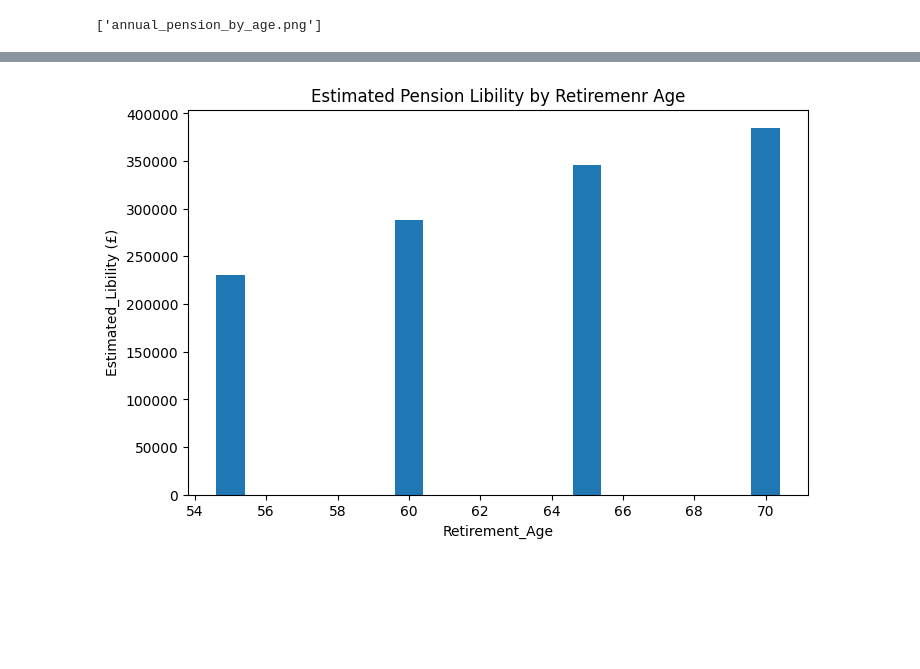
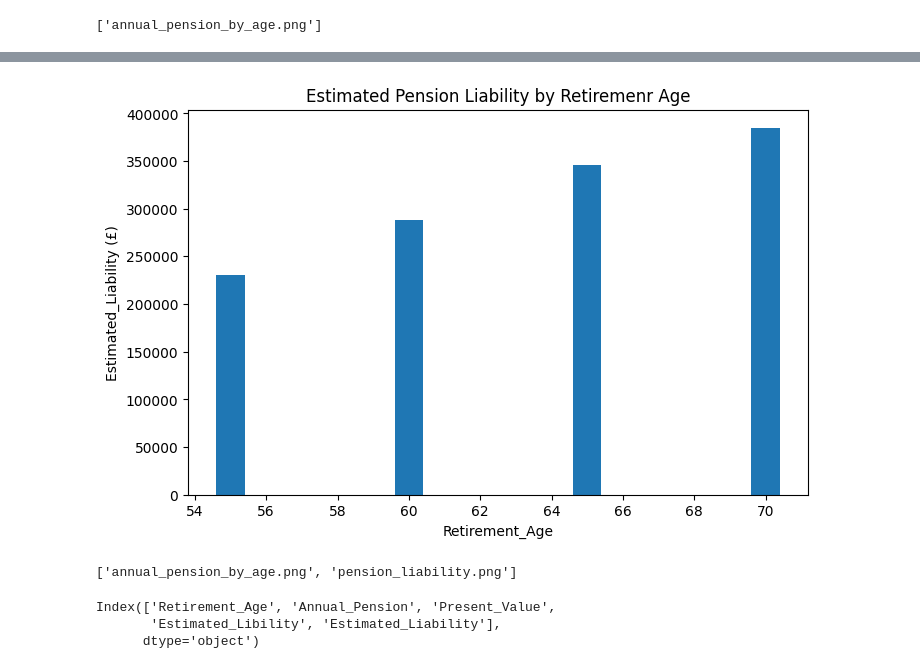
Before and after one commit to Utulu1/Actuarial-Pension-Valuation, a Jupyter notebook: notebooks/pension_valuation.ipynb, the cells around one changed output, grey strips where cells are left out. Saved outputs shown, nothing was run; the diff lists cells and outputs as text; code cells hidden in the pictures; blank space fills up the shorter version.

```diff
--- a/notebooks/pension_valuation.ipynb
+++ b/notebooks/pension_valuation.ipynb
@@ -64,9 +64,3 @@ os.listdir(
 )
 # %% [output]
 ['annual_pension_by_age.png']
-# %%
-pension_data["Estimated_Libility"] = (
-    pension_data["Present_Value"] * 20
-)
-
-pension_data
@@ -78,0 +67,6 @@ pension_data
+# %%
+pension_data["Estimated_Liability"] = (
+    pension_data["Present_Value"] * 20
+)
+
+pension_data
@@ -79,19 +79,33 @@ pension_data
 # %%
 plt.figure(figsize = (8,5))
 
 plt.bar(
     pension_data["Retirement_Age"],
-    pension_data["Estimated_Libility"]
+    pension_data["Estimated_Liability"]
 )
 
-plt.title("Estimated Pension Libility by Retiremenr Age")
+plt.title("Estimated Pension Liability by Retiremenr Age")
 plt.xlabel("Retirement_Age")
-plt.ylabel("Estimated_Libility (£)")
+plt.ylabel("Estimated_Liability (£)")
 
 plt.savefig(
     r"c:\Files fromOneDrive\ActuarialProjects\Actuarial-Pension-Valuation\visualizations\pension_liability.png"
 )
 
 plt.show()
 # %% [output]
-[figure, old version]
+[figure, new version]
+# %%
+import os
+
+os.listdir(
+    r"c:\Files fromOneDrive\ActuarialProjects\Actuarial-Pension-Valuation\visualizations"
+)
+# %% [output]
+['annual_pension_by_age.png', 'pension_liability.png']
+# %%
+pension_data.columns
+# %% [output]
+Index(['Retirement_Age', 'Annual_Pension', 'Present_Value',
+       'Estimated_Libility', 'Estimated_Liability'],
+      dtype='object')
```
Also changed, not shown: parts of 3 cells of this notebook.
